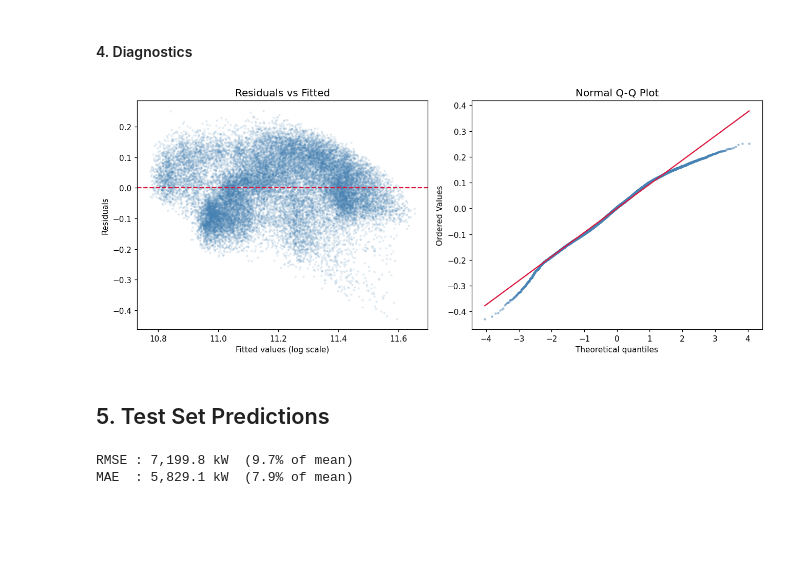
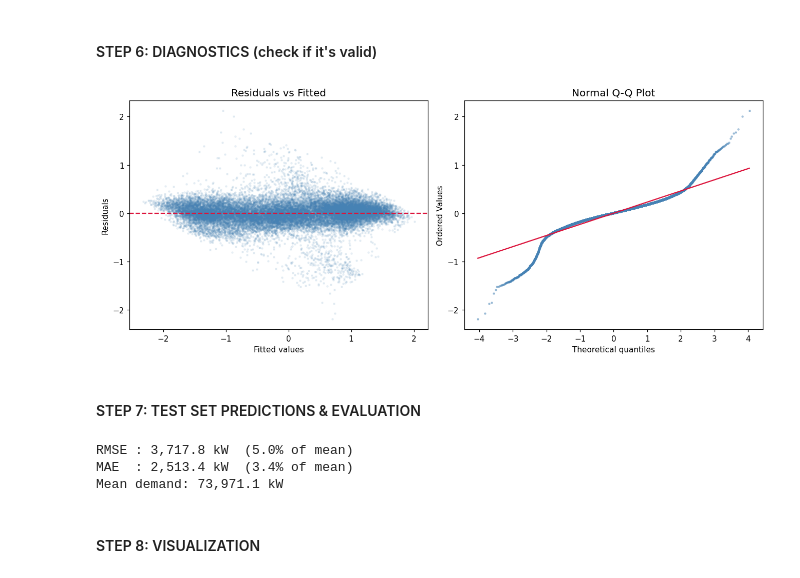
Before and after one commit to EllieTheAnalyst/ml1-electricity-demand-zurich, a Jupyter notebook: notebooks/05_gam.ipynb, the cells around one changed output. Drawn from its saved outputs; the diff is of its cells as text; code cells hidden in the pictures; blank space fills up the shorter version.

```diff
--- a/notebooks/05_gam.ipynb
+++ b/notebooks/05_gam.ipynb
@@ -58,0 +111,9 @@ and a factor term for season. Lambda chosen by GCV grid search.
+# %%
+#scale
+scaler_X = StandardScaler()
+X_train_scaled = scaler_X.fit_transform(X_train)
+X_test_scaled = scaler_X.transform(X_test)
+
+scaler_y = StandardScaler()
+y_train_scaled = scaler_y.fit_transform(y_train.reshape(-1, 1)).ravel()
+y_test_scaled = scaler_y.transform(y_test.reshape(-1, 1)).ravel()
@@ -59,15 +127,18 @@ and a factor term for season. Lambda chosen by GCV grid search.
 # %%
-gam = LinearGAM(
-    s(0) + s(1) + s(2) +           # T, Hr, StrGlo
-    s(3) + s(4) + s(5) + s(6) +    # hour_sin, hour_cos, month_sin, month_cos
-    l(7) + l(8) + l(9) + l(10) +   # RainDur, WVv, p, is_weekend
-    f(11)                           # season
+gam = GAM(
+    s(0) + s(1) +    # hour_sin, hour_cos (Index 0-1)
+    s(2) + s(3) +    # month_sin, month_cos (Index 2-3)
+    f(4) + f(5) +    # dayofweek, is_weekend (Index 4-5) - categorical
+    s(6) + s(7) +    # T (temp), Hr (humidity) (Index 6-7)
+    s(8) +           # StrGlo (solar radiation) (Index 8)
+    s(9) +          # demand_log_lag24 (Index )
+    s(10)            # demand_log_lag168 (Index 10)
 )
 
-# GCV grid search over lambda (smoothing penalty)
-gam.gridsearch(X_train, y_train, lam=np.logspace(-3, 3, 25), progress=False)
+gam.gridsearch(X_train_scaled, y_train_scaled,
+               lam=np.logspace(-3, 3, 25), progress=False)
 
-print(f'Best lam : {gam.lam}')
+print(f'Best λ (lambda): {gam.lam}')
 print(f'GCV score: {gam.statistics_["GCV"]:.6f}')
-print(f'R2 (train): {gam.statistics_["pseudo_r2"]["explained_deviance"]:.4f}')
+print(f'R² (train): {gam.statistics_["pseudo_r2"]["explained_deviance"]:.4f}')
 # %% [output]
@@ -110,42 +202,47 @@ plt.show()
 # %% [markdown]
-#### 4. Diagnostics
+#### STEP 6: DIAGNOSTICS (check if it's valid)
 # %%
-fitted    = gam.predict(X_train)
-residuals = y_train - fitted
+fitted = gam.predict(X_train_scaled)
+residuals = y_train_scaled - fitted
 
 fig, axes = plt.subplots(1, 2, figsize=(12, 5))
 
 axes[0].scatter(fitted, residuals, alpha=0.1, s=4, color='steelblue')
 axes[0].axhline(0, color='crimson', lw=1.5, ls='--')
-axes[0].set_xlabel('Fitted values (log scale)')
+axes[0].set_xlabel('Fitted values')
 axes[0].set_ylabel('Residuals')
 axes[0].set_title('Residuals vs Fitted')
 
 stats.probplot(residuals, dist='norm', plot=axes[1])
 axes[1].set_title('Normal Q-Q Plot')
 axes[1].get_lines()[0].set(markersize=2, alpha=0.4, color='steelblue')
 axes[1].get_lines()[1].set(color='crimson')
 
 plt.tight_layout()
 plt.savefig('../outputs/figures/05_gam/05_14_gam_diagnostics.png', bbox_inches='tight')
 plt.show()
 # %% [output]
-[figure, old version]
+[figure, new version]
 # %% [markdown]
-## 5. Test Set Predictions
+#### STEP 7: TEST SET PREDICTIONS & EVALUATION
 # %%
-y_pred_log = gam.predict(X_test)
+y_pred_log_scaled = gam.predict(X_test_scaled)
+y_pred_log = scaler_y.inverse_transform(y_pred_log_scaled.reshape(-1, 1)).ravel()
 y_pred     = np.exp(y_pred_log)
 y_actual   = np.exp(y_test)
 
 rmse = np.sqrt(mean_squared_error(y_actual, y_pred))
-mae  = mean_absolute_error(y_actual, y_pred)
+mae = mean_absolute_error(y_actual, y_pred)
 
 print(f'RMSE : {rmse:,.1f} kW  ({rmse / y_actual.mean() * 100:.1f}% of mean)')
 print(f'MAE  : {mae:,.1f} kW  ({mae  / y_actual.mean() * 100:.1f}% of mean)')
+print(f'Mean demand: {y_actual.mean():,.1f} kW')
 # %% [output]
-RMSE : 7,199.8 kW  (9.7% of mean)
-MAE  : 5,829.1 kW  (7.9% of mean)
+RMSE : 3,717.8 kW  (5.0% of mean)
+MAE  : 2,513.4 kW  (3.4% of mean)
+Mean demand: 73,971.1 kW
+# %% [markdown]
+#### STEP 8: VISUALIZATION
 # %%
 fig, axes = plt.subplots(1, 2, figsize=(13, 5))
 
```
Also changed, not shown: parts of 15 cells of this notebook.
